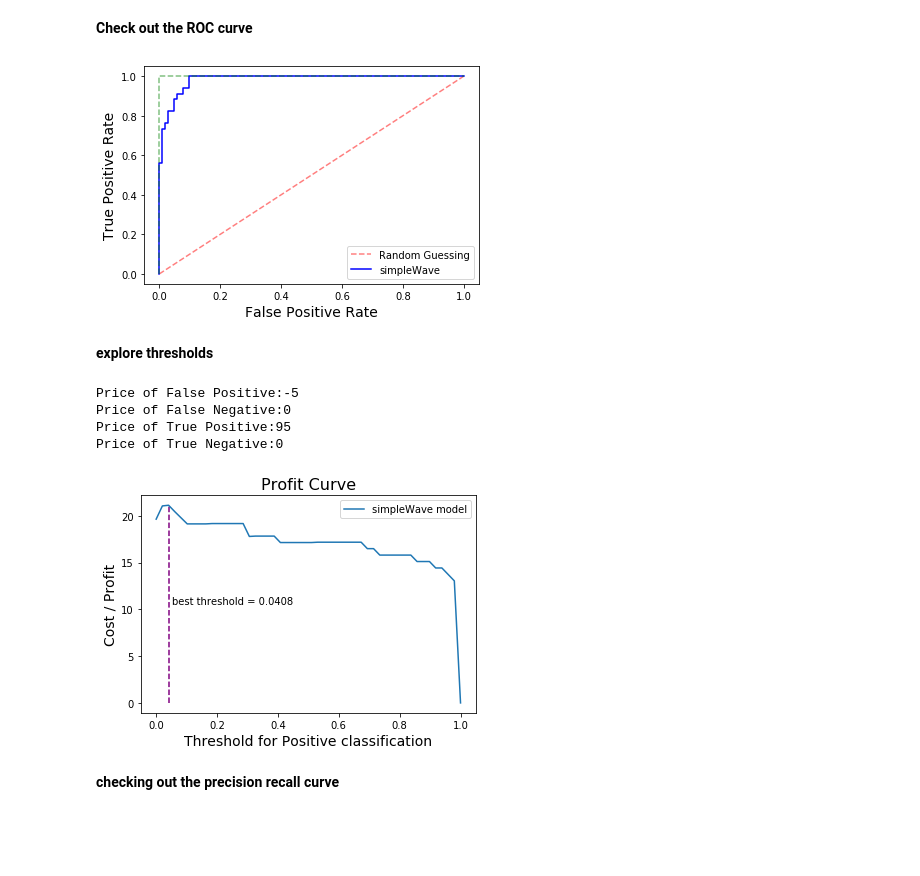
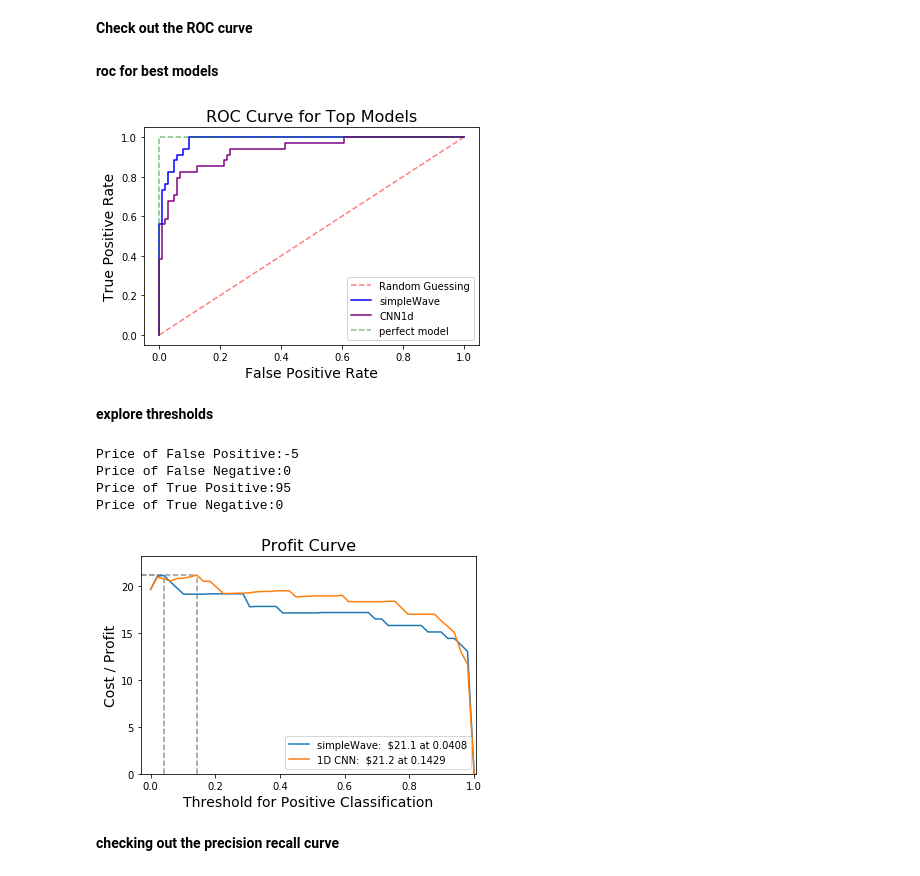
Before and after one commit to Iguanacolossus/Capstone3-TBA, a Jupyter notebook: notebooks/HAR-classification.ipynb, the cells around one changed output. Saved outputs shown, nothing was run; the diff lists cells and outputs as text; code cells hidden in the pictures; blank space fills up the shorter version.

```diff
--- a/notebooks/HAR-classification.ipynb
+++ b/notebooks/HAR-classification.ipynb
@@ -988,6 +986,12 @@ proba = model_wave1.predict_proba(rho_phi)
+# %% [markdown]
+**roc for best models**
+# %%
+model_CNN1d = keras.models.load_model('../models/CNN1d.h5')
+# %%
+proba2 = model_CNN1d.predict_proba(rho_phi)
 # %%
-ROC(y_hold,proba)
+ROC(y_hold,proba,proba2,'simpleWave', 'CNN1d')
 # %% [output]
-[figure, old version]
+[figure, new version]
 # %% [markdown]
 **explore thresholds**
@@ -1048,11 +1000,11 @@ def profit_curve(model,X,y):
 # %%
-profit_thresh = profit_curve(model_wave1,rho_phi,y_hold)
+profit_thresh = profit_curve(model_d,rho_phi,y_hold)
 # %% [output]
 Price of False Positive:-5
 Price of False Negative:0
 Price of True Positive:95
 Price of True Negative:0
-[figure, old version]
+[figure, new version]
 # %%
 #simpleWave = keras.models.load_model('../models/simpleWave.h5')
 # %% [markdown]
```
Also changed, not shown: parts of 4 cells of this notebook, 5 other files.
